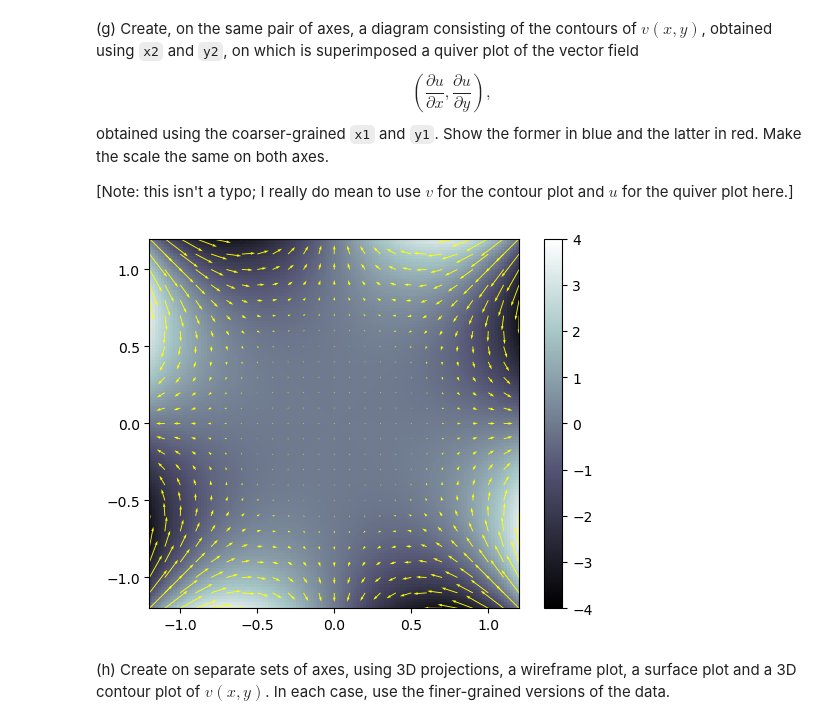
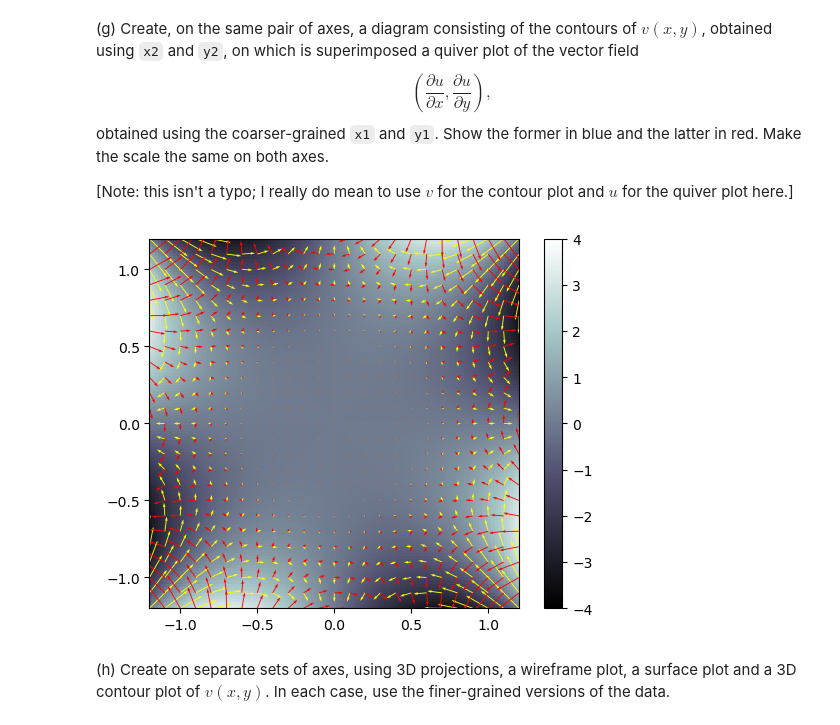
Before and after one commit to Imperial-MATH40006/math40006-2022-23-term2-week4-AridJazzBand, a Jupyter notebook: term2week4.ipynb, the cells around one changed output. Drawn from its saved outputs; the diff is of its cells as text; code cells hidden in the pictures.

```diff
--- a/term2week4.ipynb
+++ b/term2week4.ipynb
@@ -365,20 +365,21 @@ obtained using the coarser-grained `x1` and `y1`. Show the former in blue and th
 # %%
 fig, ax = plt.pyplot.subplots()
 z2v = veval(x2, y2)
 plt.pyplot.imshow(z2v, extent=extent, cmap="bone", alpha=1, vmin=-4, vmax=4)
 plt.pyplot.colorbar()
 
 dudx = 4*(x1**3) - 12*x1*(y1**2)
 dudy = -12*(x1**2)*y1 + 4*(y1**3)
 
 # dudx = 4x^3 - 12xy^2
 # dudy = -12x^2y + 4y^3
 
 ax.quiver(x1, y1, dudx, dudy, color="yellow")
+ax.quiver(x1, y1, dvdx, dvdy, color="red")
 
 plt.pyplot.show()
 # %% [output]
-[figure, old version]
+[figure, new version]
 # %% [markdown]
 (h) Create on separate sets of axes, using 3D projections, a wireframe plot, a surface plot and a 3D contour plot of $v(x, y)$.  In each case, use the finer-grained versions of the data.
 # %%
```
Also changed, not shown: parts of 16 cells of this notebook.
